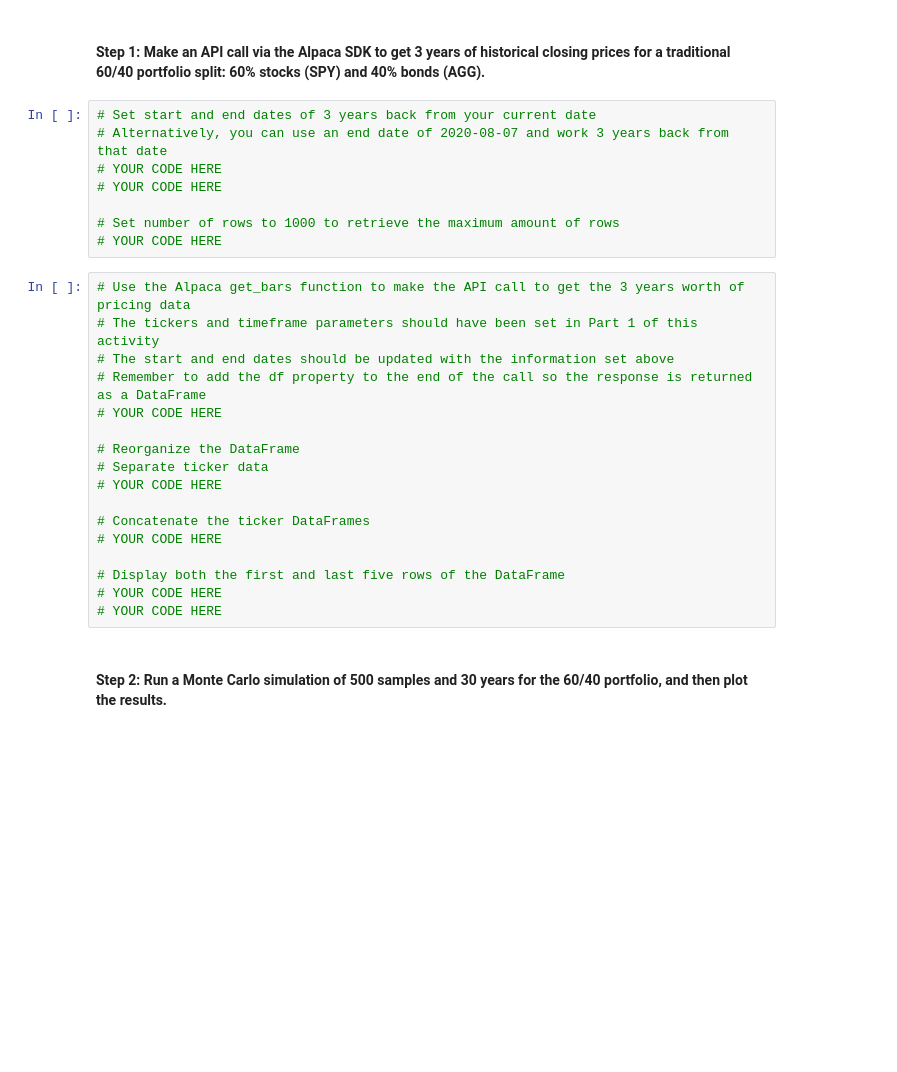
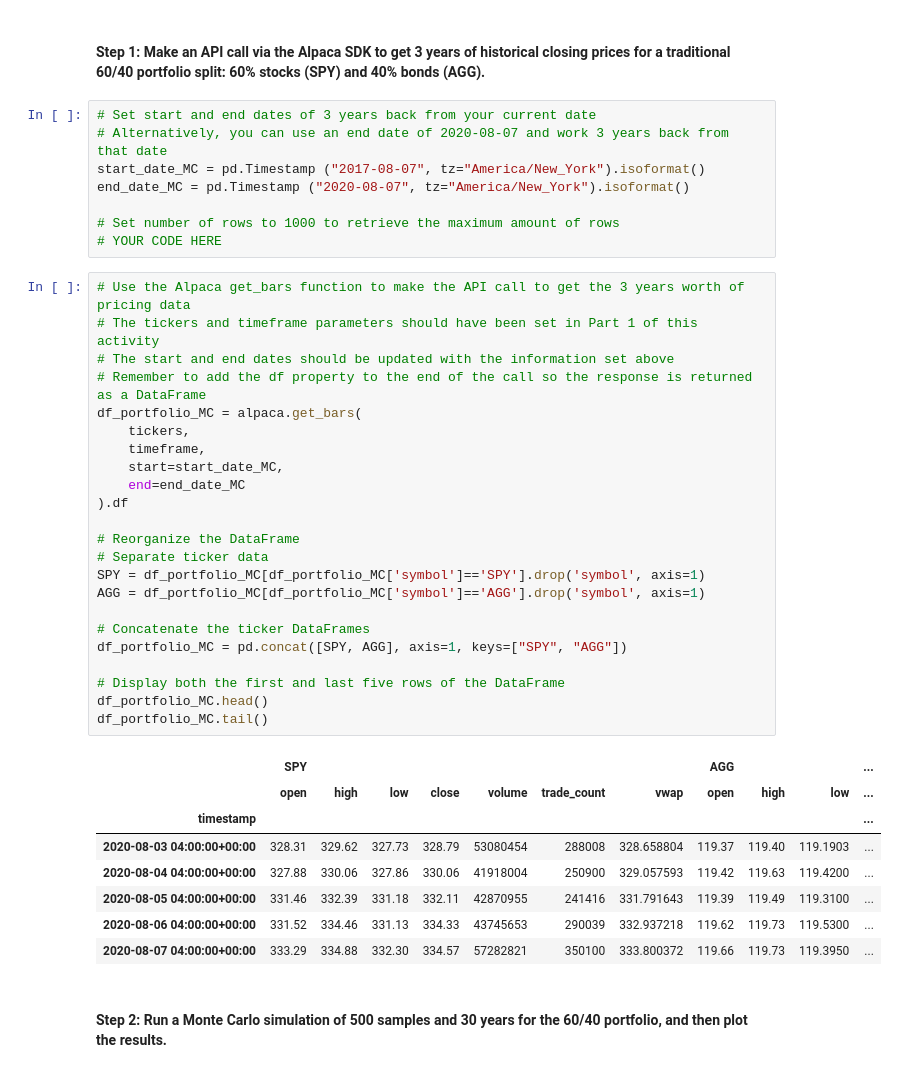
Before and after one commit to NomanZubairi/Financial-Planner, a Jupyter notebook: financial_planning_tools.ipynb, the cells around one changed output. Drawn from its saved outputs; the diff is of its cells as text; blank space fills up the shorter version.

```diff
--- a/financial_planning_tools.ipynb
+++ b/financial_planning_tools.ipynb
@@ -420,28 +420,43 @@ In this section, you’ll use the MCForecastTools library to create a Monte Carl
 # %%
 # Set start and end dates of 3 years back from your current date
 # Alternatively, you can use an end date of 2020-08-07 and work 3 years back from that date
-# YOUR CODE HERE
-# YOUR CODE HERE
+start_date_MC = pd.Timestamp ("2017-08-07", tz="America/New_York").isoformat()
+end_date_MC = pd.Timestamp ("2020-08-07", tz="America/New_York").isoformat()
 
 # Set number of rows to 1000 to retrieve the maximum amount of rows
 # YOUR CODE HERE
 # %%
 # Use the Alpaca get_bars function to make the API call to get the 3 years worth of pricing data
 # The tickers and timeframe parameters should have been set in Part 1 of this activity
 # The start and end dates should be updated with the information set above
 # Remember to add the df property to the end of the call so the response is returned as a DataFrame
-# YOUR CODE HERE
+df_portfolio_MC = alpaca.get_bars(
+    tickers,
+    timeframe,
+    start=start_date_MC,
+    end=end_date_MC
+).df
 
 # Reorganize the DataFrame
 # Separate ticker data
-# YOUR CODE HERE
+SPY = df_portfolio_MC[df_portfolio_MC['symbol']=='SPY'].drop('symbol', axis=1)
+AGG = df_portfolio_MC[df_portfolio_MC['symbol']=='AGG'].drop('symbol', axis=1)
 
 # Concatenate the ticker DataFrames
-# YOUR CODE HERE
+df_portfolio_MC = pd.concat([SPY, AGG], axis=1, keys=["SPY", "AGG"])
 
 # Display both the first and last five rows of the DataFrame
-# YOUR CODE HERE
-# YOUR CODE HERE
+df_portfolio_MC.head()
+df_portfolio_MC.tail()
+# %% [output]
+|  | SPY |  |  |  |  |  |  | AGG |  |  | ... |
+|  | open | high | low | close | volume | trade_count | vwap | open | high | low | ... |
+| timestamp |  |  |  |  |  |  |  |  |  |  | ... |
+| 2020-08-03 04:00:00+00:00 | 328.31 | 329.62 | 327.73 | 328.79 | 53080454 | 288008 | 328.658804 | 119.37 | 119.40 | 119.1903 | ... |
+| 2020-08-04 04:00:00+00:00 | 327.88 | 330.06 | 327.86 | 330.06 | 41918004 | 250900 | 329.057593 | 119.42 | 119.63 | 119.4200 | ... |
+| 2020-08-05 04:00:00+00:00 | 331.46 | 332.39 | 331.18 | 332.11 | 42870955 | 241416 | 331.791643 | 119.39 | 119.49 | 119.3100 | ... |
+| 2020-08-06 04:00:00+00:00 | 331.52 | 334.46 | 331.13 | 334.33 | 43745653 | 290039 | 332.937218 | 119.62 | 119.73 | 119.5300 | ... |
+| 2020-08-07 04:00:00+00:00 | 333.29 | 334.88 | 332.30 | 334.57 | 57282821 | 350100 | 333.800372 | 119.66 | 119.73 | 119.3950 | ... |
 # %% [markdown]
 #### Step 2: Run a Monte Carlo simulation of 500 samples and 30 years for the 60/40 portfolio, and then plot the results.
 # %%
```
Also changed, not shown: parts of 5 cells of this notebook.
